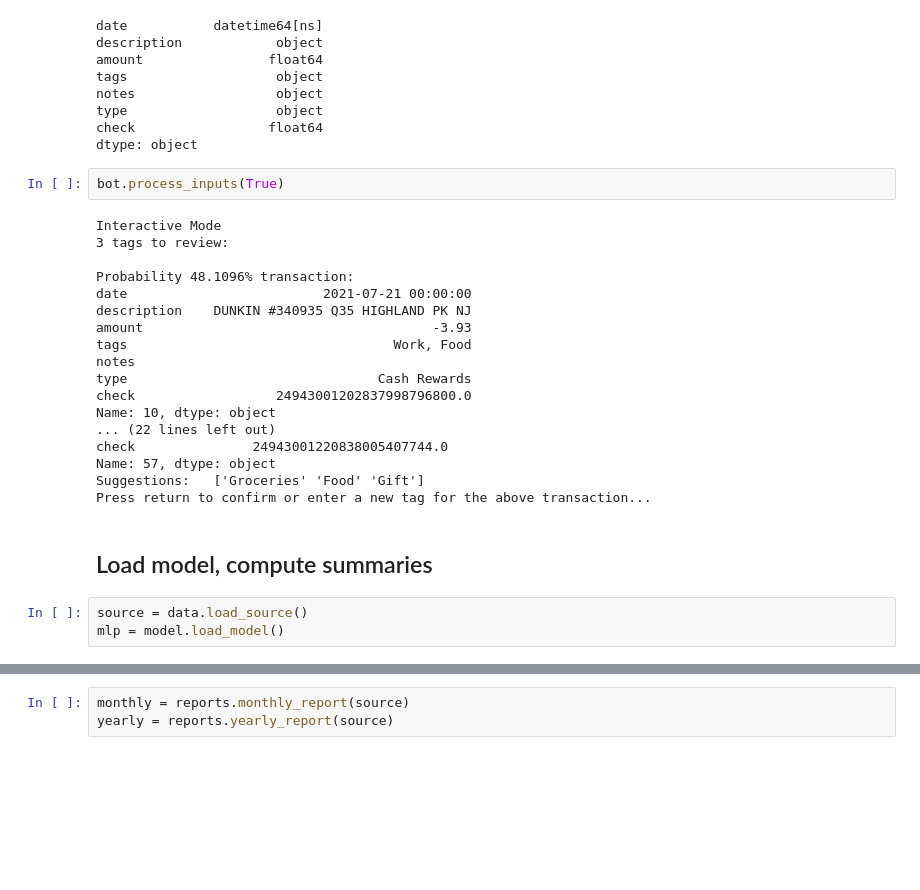
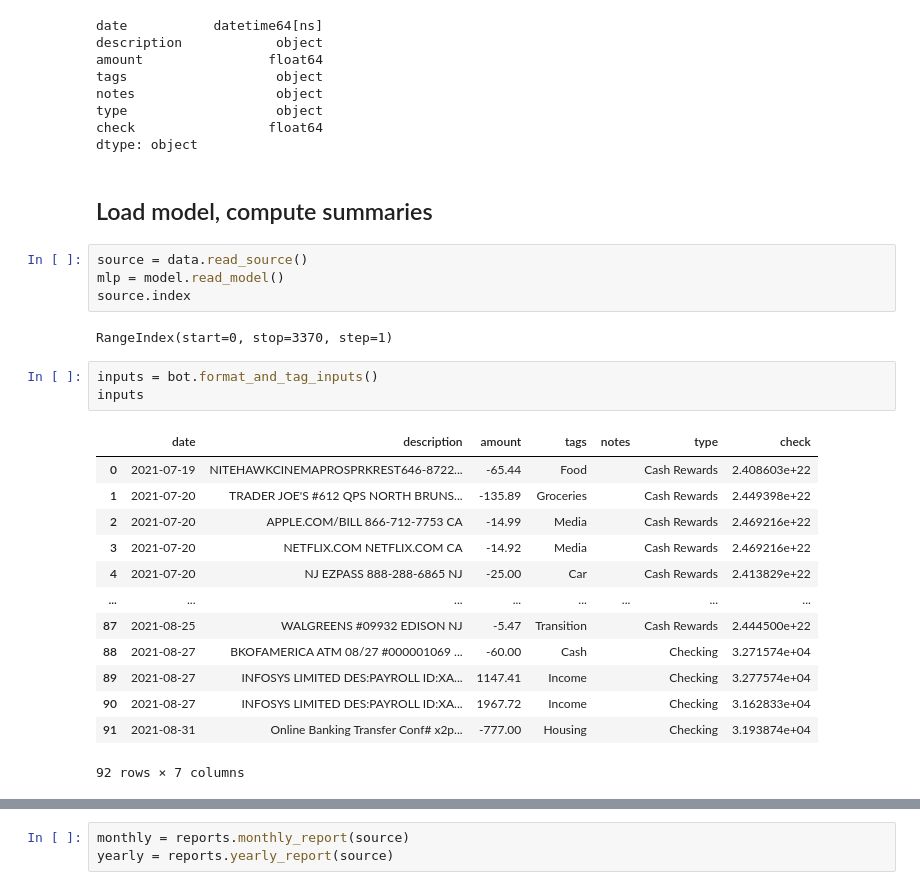
Before and after one commit to tomityrrell/finance-bot, a Jupyter notebook: notebooks/FinanceBot.ipynb, the cells around one changed output, grey strips where cells are left out. Cells and saved outputs as stored; diff of their text form; blank space fills up the shorter version.

Commit message:
WIP:  Incorporating model functions into Streamlit app

```diff
--- a/notebooks/FinanceBot.ipynb
+++ b/notebooks/FinanceBot.ipynb
@@ -71,28 +64,28 @@ notes                  object
 type                   object
 check                 float64
 dtype: object
-# %%
-bot.process_inputs(True)
-# %% [output]
-Interactive Mode
-3 tags to review:
-
-Probability 48.1096% transaction:
-date                         2021-07-21 00:00:00
-description    DUNKIN #340935 Q35 HIGHLAND PK NJ
-amount                                     -3.93
-tags                                  Work, Food
-notes
-type                                Cash Rewards
-check                  24943001202837998796800.0
-Name: 10, dtype: object
-... (22 lines left out)
-check               24943001220838005407744.0
-Name: 57, dtype: object
-Suggestions:   ['Groceries' 'Food' 'Gift']
-Press return to confirm or enter a new tag for the above transaction...
 # %% [markdown]
 ## Load model, compute summaries
 # %%
-source = data.load_source()
-mlp = model.load_model()
+source = data.read_source()
+mlp = model.read_model()
+source.index
+# %% [output]
+RangeIndex(start=0, stop=3370, step=1)
+# %%
+inputs = bot.format_and_tag_inputs()
+inputs
+# %% [output]
+|  | date | description | amount | tags | notes | type | check |
+| 0 | 2021-07-19 | NITEHAWKCINEMAPROSPRKREST646-8722... | -65.44 | Food |  | Cash Rewards | 2.408603e+22 |
+| 1 | 2021-07-20 | TRADER JOE'S #612 QPS NORTH BRUNS... | -135.89 | Groceries |  | Cash Rewards | 2.449398e+22 |
+| 2 | 2021-07-20 | APPLE.COM/BILL 866-712-7753 CA | -14.99 | Media |  | Cash Rewards | 2.469216e+22 |
+| 3 | 2021-07-20 | NETFLIX.COM NETFLIX.COM CA | -14.92 | Media |  | Cash Rewards | 2.469216e+22 |
+| 4 | 2021-07-20 | NJ EZPASS 888-288-6865 NJ | -25.00 | Car |  | Cash Rewards | 2.413829e+22 |
+| ... | ... | ... | ... | ... | ... | ... | ... |
+| 87 | 2021-08-25 | WALGREENS #09932 EDISON NJ | -5.47 | Transition |  | Cash Rewards | 2.444500e+22 |
+| 88 | 2021-08-27 | BKOFAMERICA ATM 08/27 #000001069 ... | -60.00 | Cash |  | Checking | 3.271574e+04 |
+| 89 | 2021-08-27 | INFOSYS LIMITED DES:PAYROLL ID:XA... | 1147.41 | Income |  | Checking | 3.277574e+04 |
+| 90 | 2021-08-27 | INFOSYS LIMITED DES:PAYROLL ID:XA... | 1967.72 | Income |  | Checking | 3.162833e+04 |
+| 91 | 2021-08-31 | Online Banking Transfer Conf# x2p... | -777.00 | Housing |  | Checking | 3.193874e+04 |
+92 rows × 7 columns
```
Also changed, not shown: parts of 9 cells of this notebook, 9 other files.
